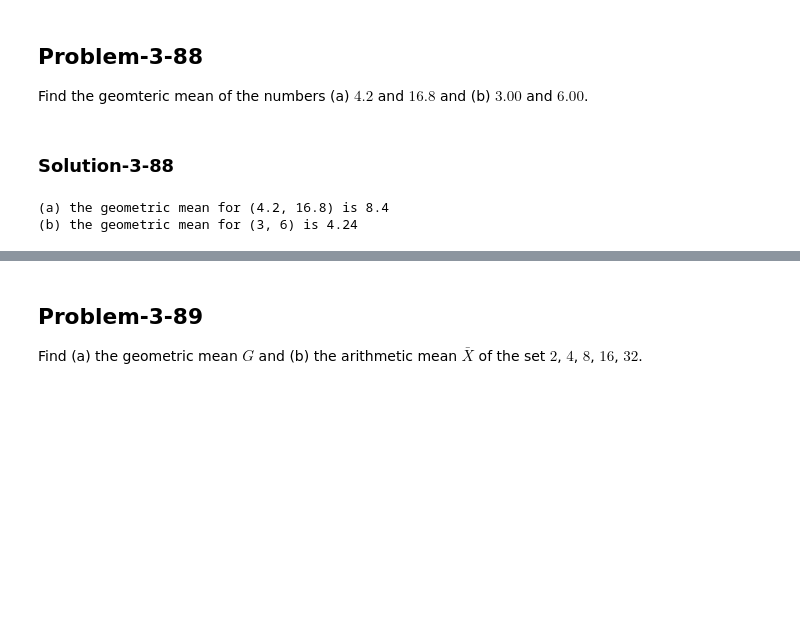
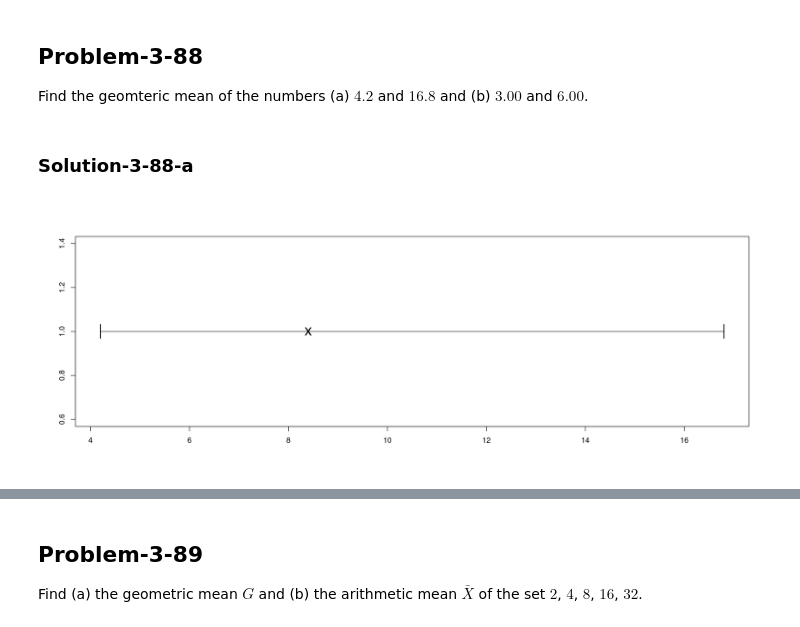
Before and after one commit to jbennett7/Statistics, a Jupyter notebook: 03 Chapter 3 The Mean, Median, Mode, and Other Measures of Central Tendency/03 Supplementary Problems/05 The geometric mean.ipynb, the cells around one changed output, grey strips where cells are left out. Saved outputs shown, nothing was run; the diff lists cells and outputs as text; code cells hidden in the pictures; blank space fills up the shorter version.

```diff
--- a/03 Chapter 3 The Mean, Median, Mode, and Other Measures of Central Tendency/03 Supplementary Problems/05 The geometric mean.ipynb
+++ b/03 Chapter 3 The Mean, Median, Mode, and Other Measures of Central Tendency/03 Supplementary Problems/05 The geometric mean.ipynb
@@ -8,16 +11,14 @@ geometric.mean <- function(x){
 ## Problem-3-88
 Find the geomteric mean of the numbers (a) $4.2$ and $16.8$ and (b) $3.00$ and $6.00$.
 # %% [markdown]
-### Solution-3-88
+### Solution-3-88-a
 # %%
-p3.88 <- new.env()
-p3.88$X.a <- c(4.2,16.8)
-p3.88$X.b <- c(3.00, 6.00)
-cat("(a) the geometric mean for (", paste(p3.88$X.a, collapse=", "), ") is ",
-    (p3.88$G.a <- geometric.mean(p3.88$X.a)), "\n",
-    "(b) the geometric mean for (", paste(p3.88$X.b, collapse=", "), ") is ",
-    round(p3.88$G.b <- geometric.mean(p3.88$X.b), 2), sep="")
-rm(p3.88)
+p3.88a <- new.env()
+p3.88a$X <- c(4.2,16.8)
+p3.88a$G <- geometric.mean(p3.88a$X)
+options(repr.plot.width=16, repr.plot.height=6)
+plot(data.frame(c(p3.88a$X),1),type='o',pch='|',ylab='',xlab='',cex=2)
+points(data.frame(p3.88a$G,1),type='o',pch='x',cex=2)
+rm(p3.88a)
 # %% [output]
-(a) the geometric mean for (4.2, 16.8) is 8.4
-(b) the geometric mean for (3, 6) is 4.24
+[figure, added]
```
Also changed, not shown: parts of 27 cells of this notebook.
